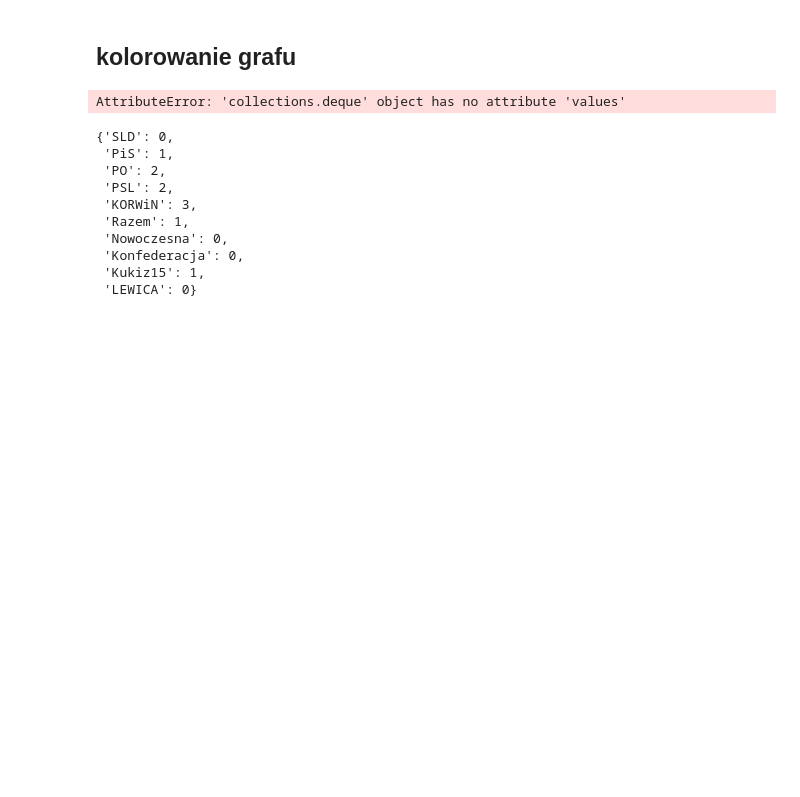
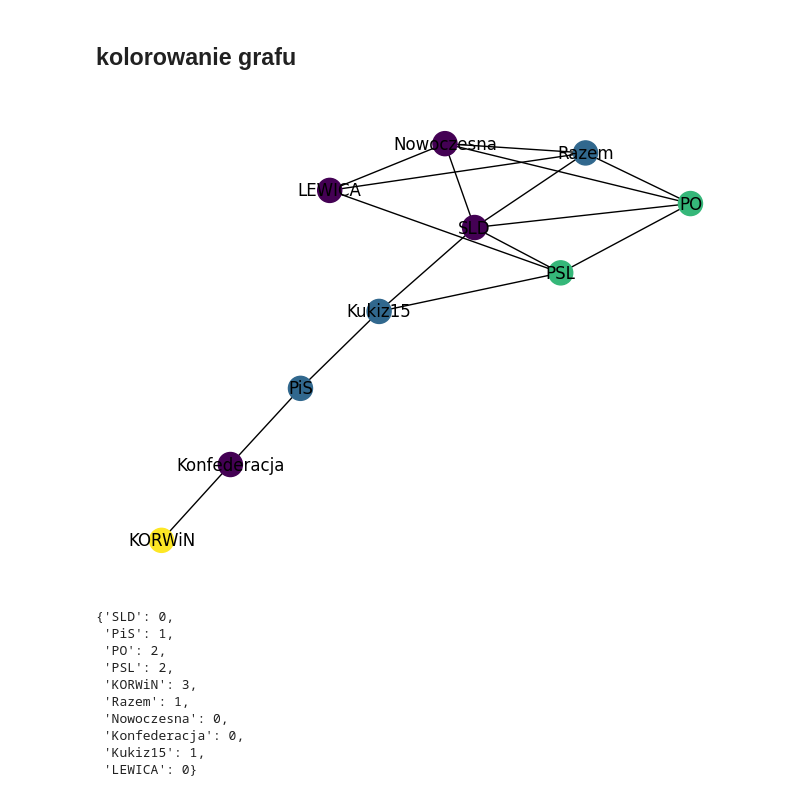
Before and after one commit to michalskibinski109/marcin, a Jupyter notebook: SZ_laby/zad1.ipynb, the cells around one changed output. Drawn from its saved outputs; the diff is of its cells as text; code cells hidden in the pictures; blank space fills up the shorter version.

```diff
--- a/SZ_laby/zad1.ipynb
+++ b/SZ_laby/zad1.ipynb
@@ -80,10 +76,10 @@ aby rozspojnic graf potrzebujemy usunac 1 partii/e
 # %% [markdown]
 ## kolorowanie grafu
 # %%
-color_dict = nx.coloring.strategy_smallest_last(G, colors=range())
+color_dict = nx.coloring.greedy_color(G)
 nx.draw_kamada_kawai(G, with_labels=True, node_color=list(color_dict.values()))
 # %% [output]
-AttributeError: 'collections.deque' object has no attribute 'values'
+[figure, added]
 # %%
 dict(zip(G.nodes(),list(color_dict.values())))
 # %% [output]
```
Also changed, not shown: parts of 3 cells of this notebook, 1 other file.
